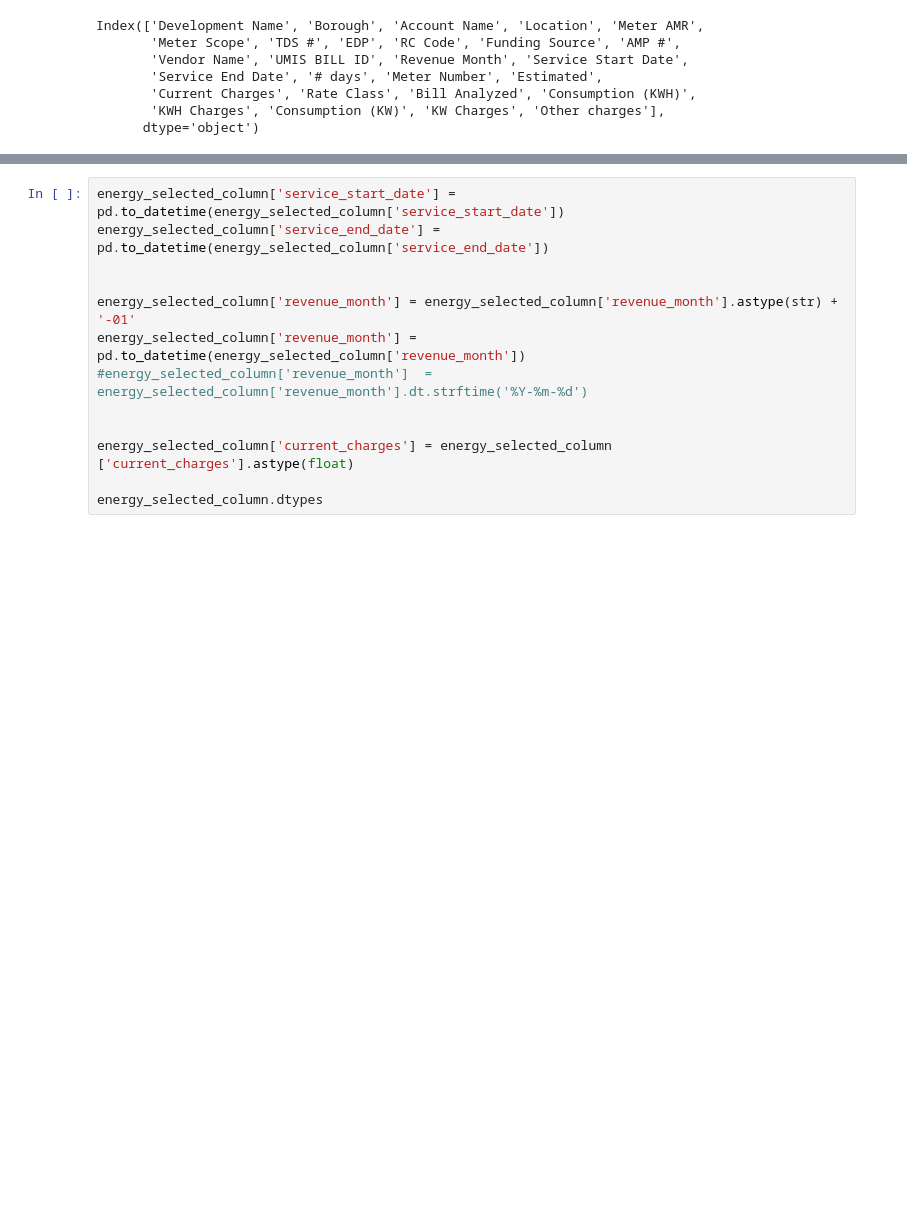
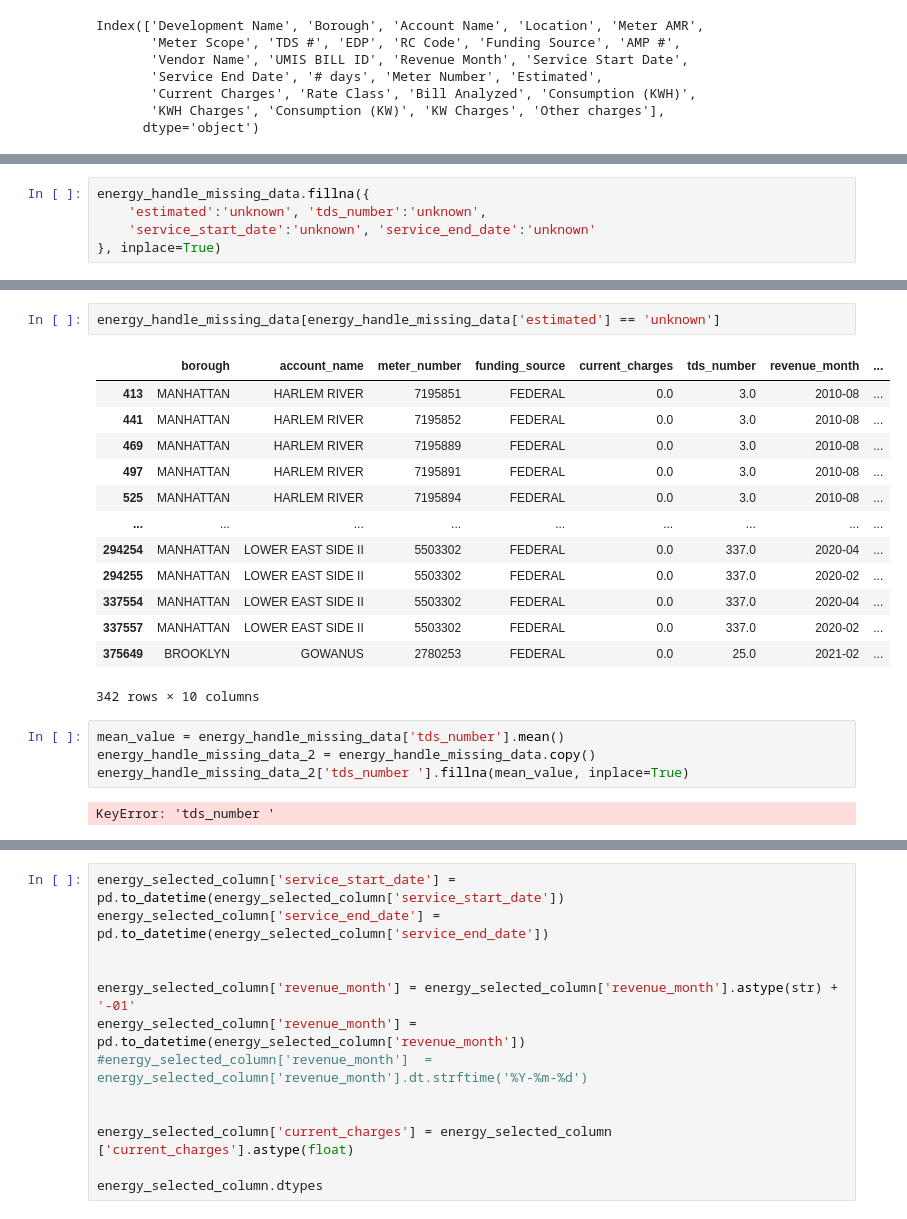
Before and after one commit to HarryBoy127/initial_energy_NewYorkCity, a Jupyter notebook: index.ipynb, the cells around one changed output, grey strips where cells are left out. Saved outputs shown, nothing was run; the diff lists cells and outputs as text; blank space fills up the shorter version.

```diff
--- a/index.ipynb
+++ b/index.ipynb
@@ -76,0 +104,5 @@ energy_selected_column.head()
+# %%
+energy_handle_missing_data.fillna({
+    'estimated':'unknown', 'tds_number':'unknown',
+    'service_start_date':'unknown', 'service_end_date':'unknown'
+}, inplace=True)
@@ -76,0 +123,22 @@ energy_selected_column.head()
+# %%
+energy_handle_missing_data[energy_handle_missing_data['estimated'] == 'unknown']
+# %% [output]
+|  | borough | account_name | meter_number | funding_source | current_charges | tds_number | revenue_month | ... |
+| 413 | MANHATTAN | HARLEM RIVER | 7195851 | FEDERAL | 0.0 | 3.0 | 2010-08 | ... |
+| 441 | MANHATTAN | HARLEM RIVER | 7195852 | FEDERAL | 0.0 | 3.0 | 2010-08 | ... |
+| 469 | MANHATTAN | HARLEM RIVER | 7195889 | FEDERAL | 0.0 | 3.0 | 2010-08 | ... |
+| 497 | MANHATTAN | HARLEM RIVER | 7195891 | FEDERAL | 0.0 | 3.0 | 2010-08 | ... |
+| 525 | MANHATTAN | HARLEM RIVER | 7195894 | FEDERAL | 0.0 | 3.0 | 2010-08 | ... |
+| ... | ... | ... | ... | ... | ... | ... | ... | ... |
+| 294254 | MANHATTAN | LOWER EAST SIDE II | 5503302 | FEDERAL | 0.0 | 337.0 | 2020-04 | ... |
+| 294255 | MANHATTAN | LOWER EAST SIDE II | 5503302 | FEDERAL | 0.0 | 337.0 | 2020-02 | ... |
+| 337554 | MANHATTAN | LOWER EAST SIDE II | 5503302 | FEDERAL | 0.0 | 337.0 | 2020-04 | ... |
+| 337557 | MANHATTAN | LOWER EAST SIDE II | 5503302 | FEDERAL | 0.0 | 337.0 | 2020-02 | ... |
+| 375649 | BROOKLYN | GOWANUS | 2780253 | FEDERAL | 0.0 | 25.0 | 2021-02 | ... |
+342 rows × 10 columns
+# %%
+mean_value = energy_handle_missing_data['tds_number'].mean()
+energy_handle_missing_data_2 = energy_handle_missing_data.copy()
+energy_handle_missing_data_2['tds_number '].fillna(mean_value, inplace=True)
+# %% [output]
+KeyError: 'tds_number '
```
Also changed, not shown: parts of 17 cells of this notebook, 6 other files.
